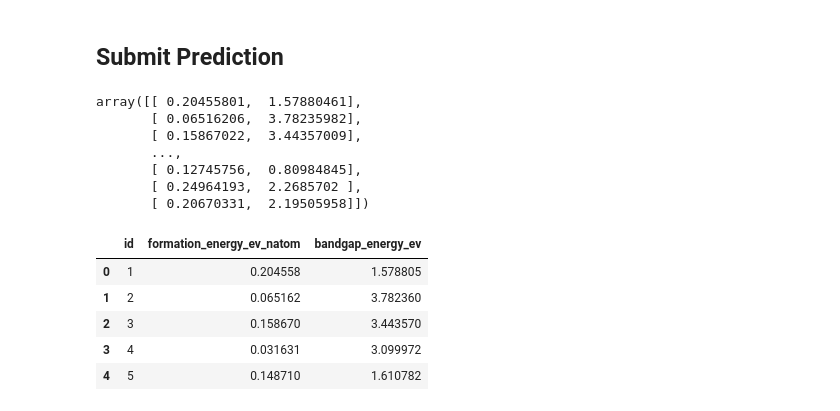
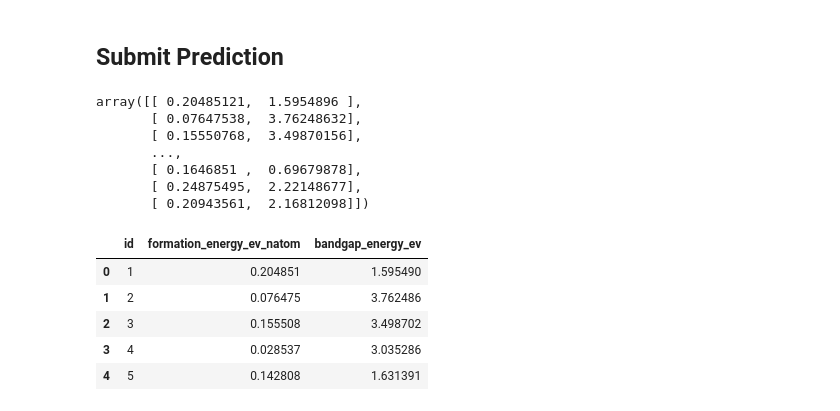
Before and after one commit to rostyslavb/DRU-DS100-w3, a Jupyter notebook: kaggle/transparent_conductors/kernel.ipynb, the cells around one changed output. Drawn from its saved outputs; the diff is of its cells as text; code cells hidden in the pictures.

```diff
--- a/kaggle/transparent_conductors/kernel.ipynb
+++ b/kaggle/transparent_conductors/kernel.ipynb
@@ -216,19 +237,23 @@ sns.pairplot(train, x_vars=['density', 'V', 'tetra'], y_vars=['Ef', 'Eg'], hue='
 ### Data preparing
 # %%
 # arrays for models
-Xarr_train = train.drop(labels=['Ef', 'Eg', 'id', 'Natoms', 'V'], axis=1)
+
+f_train = train.drop(labels=['Ef', 'Eg', 'id', 'Natoms', 'V'], axis=1)
+g_train = train.drop(labels=['Ef', 'Eg', 'id', 'Natoms', 'V'], axis=1)
+#Xarr_train = pd.concat((train.drop(labels=['Ef', 'Eg', 'id', 'Natoms', 'V'], axis=1), geometry_df), axis=1)
+#Xarr_train = geometry_train
 
 formation = train['Ef'].values
 gap = train['Eg'].values
 
-fX_train, fX_valid, fy_train, fy_valid = train_test_split(Xarr_train.values,
+fX_train, fX_valid, fy_train, fy_valid = train_test_split(f_train.values,
                                                           train['Ef'].values,
-                                                          test_size=0.25,
-                                                          random_state=42)
-gX_train, gX_valid, gy_train, gy_valid = train_test_split(Xarr_train.values,
+                                                          test_size=0.15,
+                                                          random_state=1337)
+gX_train, gX_valid, gy_train, gy_valid = train_test_split(g_train.values,
                                                           train['Eg'].values,
-                                                          test_size=0.25,
-                                                          random_state=42)
+                                                          test_size=0.15,
+                                                          random_state=1337)
 
 X_test = test.drop(labels=['id', 'Natoms', 'V'], axis=1).values
 # %% [markdown]
@@ -305,10 +330,11 @@ def predict_models(Xtrain, ytrain, Xvalid, yvalid, regressors):
     for i, model in regressors.items():
 
         pipe = make_pipeline(enc, scaler, model)
+        #pipe = make_pipeline(scaler, model)
         param_grid = parameters[i]
         trainedmodel = GridSearchCV(pipe,
                                     param_grid=parameters[i],
-                                    cv=10,
+                                    cv=5,
                                     n_jobs=-1)
 
         trainedmodel.fit(Xtrain, ytrain)
@@ -400,26 +455,29 @@ gy_pred = g_trained_regressors['GBR'].predict(X_test)
+# %%
+gy_pred = g_trained_regressors['KR'].predict(X_test)
+fy_pred = f_trained_regressors['XGB'].predict(X_test)
 # %%
 y_pred = np.vstack((fy_pred, gy_pred)).T
 y_pred
 # %% [output]
-array([[ 0.20455801,  1.57880461],
-       [ 0.06516206,  3.78235982],
-       [ 0.15867022,  3.44357009],
+array([[ 0.20485121,  1.5954896 ],
+       [ 0.07647538,  3.76248632],
+       [ 0.15550768,  3.49870156],
        ...,
-       [ 0.12745756,  0.80984845],
-       [ 0.24964193,  2.2685702 ],
-       [ 0.20670331,  2.19505958]])
+       [ 0.1646851 ,  0.69679878],
+       [ 0.24875495,  2.22148677],
+       [ 0.20943561,  2.16812098]])
 # %%
 submit = pd.DataFrame({'id':test['id'],
                        'formation_energy_ev_natom':y_pred[:, 0],
                        'bandgap_energy_ev':y_pred[:, 1]},
                       columns=['id', 'formation_energy_ev_natom', 'bandgap_energy_ev'])
-submit.to_csv('ens_conductor.csv', index=False)
+submit.to_csv('last_conductor.csv', index=False)
 submit.head()
 # %% [output]
 |  | id | formation_energy_ev_natom | bandgap_energy_ev |
-| 0 | 1 | 0.204558 | 1.578805 |
-| 1 | 2 | 0.065162 | 3.782360 |
-| 2 | 3 | 0.158670 | 3.443570 |
-| 3 | 4 | 0.031631 | 3.099972 |
-| 4 | 5 | 0.148710 | 1.610782 |
+| 0 | 1 | 0.204851 | 1.595490 |
+| 1 | 2 | 0.076475 | 3.762486 |
+| 2 | 3 | 0.155508 | 3.498702 |
+| 3 | 4 | 0.028537 | 3.035286 |
+| 4 | 5 | 0.142808 | 1.631391 |
 # %%
```
Also changed, not shown: parts of 15 cells of this notebook, 3 other files.
